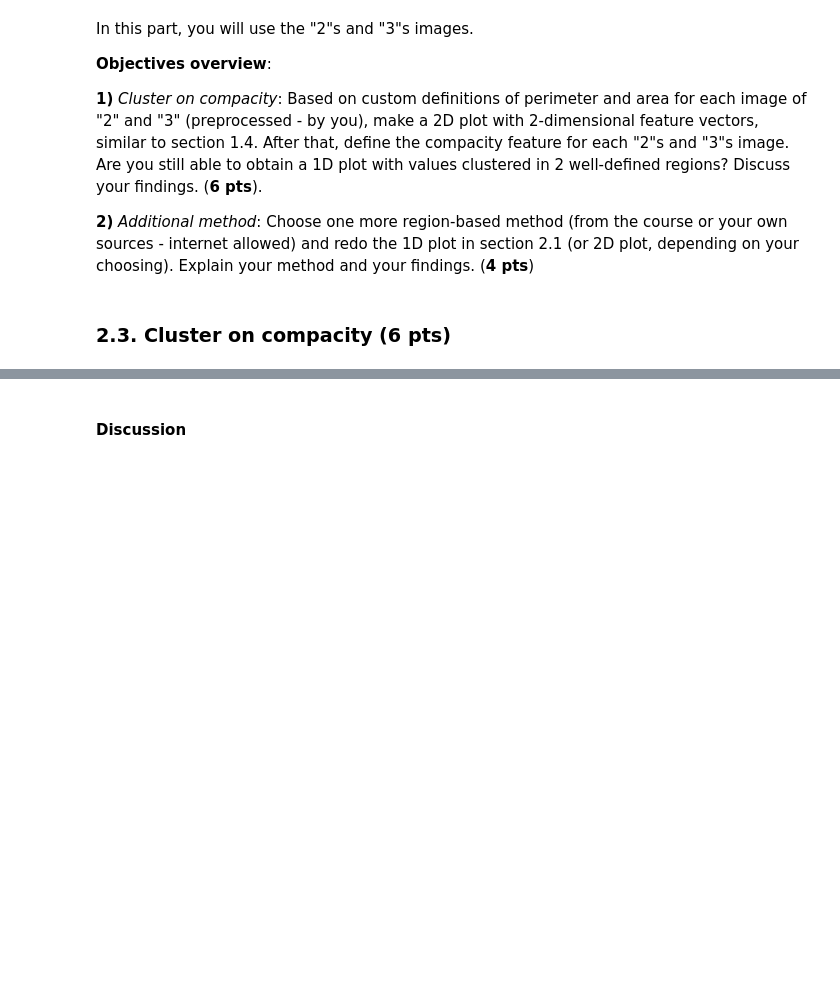
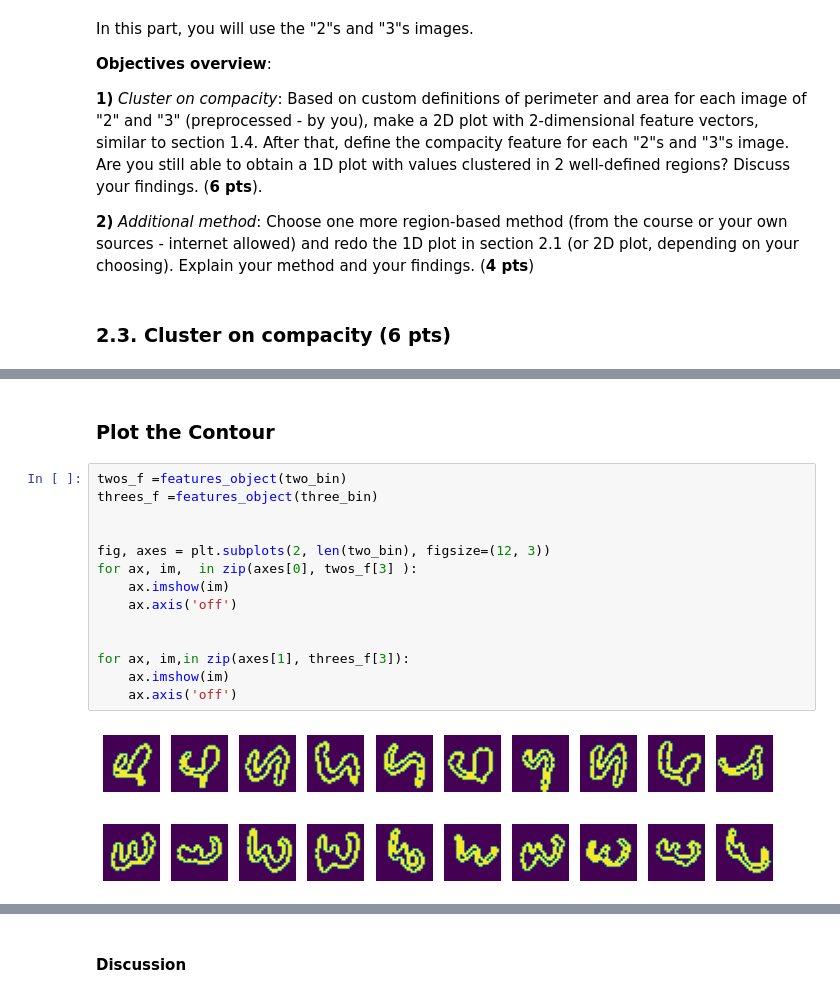
Before and after one commit to rinoago/iapr, a Jupyter notebook: labs/lab_02_object_description.ipynb, the cells around one changed output, grey strips where cells are left out. Cells and saved outputs as stored; diff of their text form; blank space fills up the shorter version.

```diff
--- a/labs/lab_02_object_description.ipynb
+++ b/labs/lab_02_object_description.ipynb
@@ -388,0 +500,18 @@ In this part, you will use the "2"s and "3"s images.
+# %% [markdown]
+### Plot the Contour
+# %%
+twos_f =features_object(two_bin)
+threes_f =features_object(three_bin)
+
+
+fig, axes = plt.subplots(2, len(two_bin), figsize=(12, 3))
+for ax, im,  in zip(axes[0], twos_f[3] ):
+    ax.imshow(im)
+    ax.axis('off')
+
+
+for ax, im,in zip(axes[1], threes_f[3]):
+    ax.imshow(im)
+    ax.axis('off')
+# %% [output]
+[figure, added]
```
Also changed, not shown: parts of 18 cells of this notebook.
